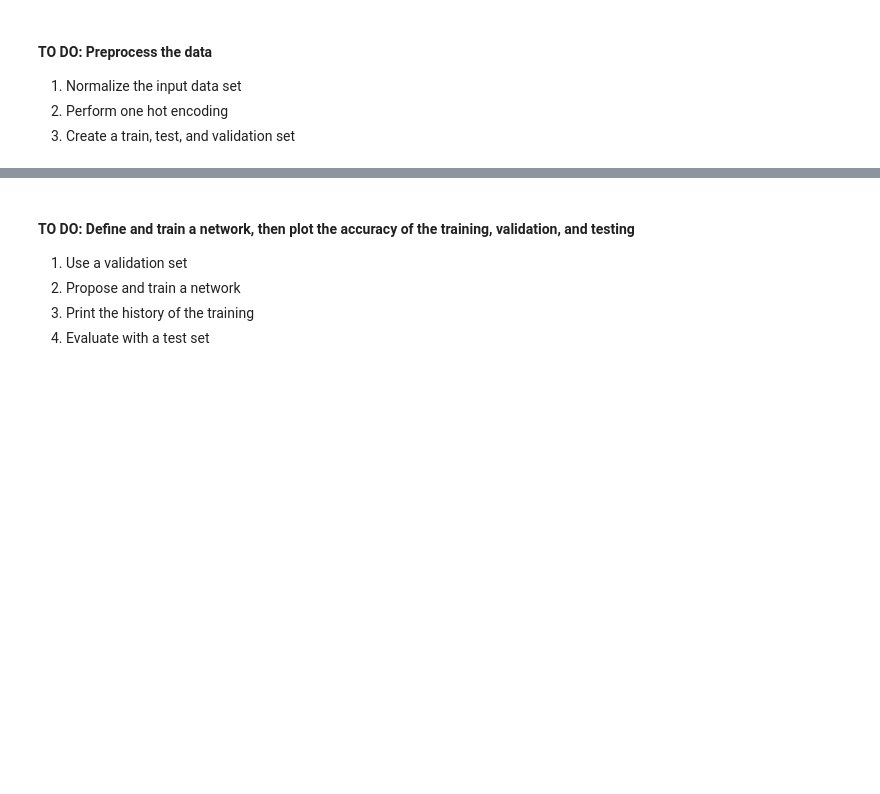
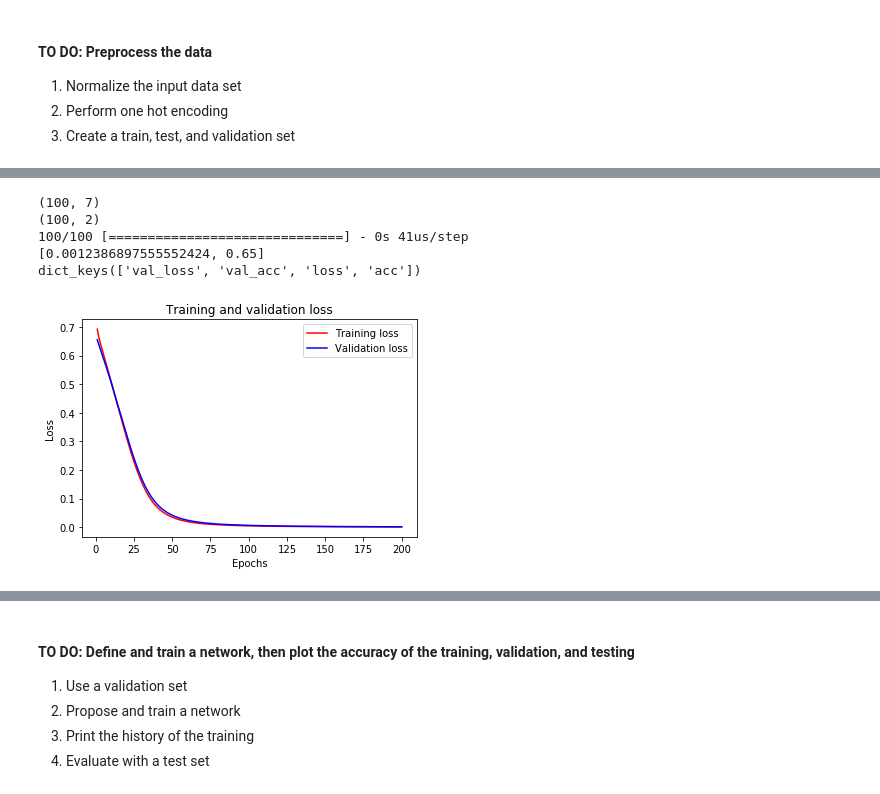
Before and after one commit to DeepLearningVision-2019/a4-keras-classification-Biller17, a Jupyter notebook: Keras_assignment.ipynb, the cells around one changed output, grey strips where cells are left out. Saved outputs shown, nothing was run; the diff lists cells and outputs as text; code cells hidden in the pictures; blank space fills up the shorter version.

```diff
--- a/Keras_assignment.ipynb
+++ b/Keras_assignment.ipynb
@@ -414,5 +461,16 @@ standarizedStudentData[:,1] = gpa
 studentDataFinal = np.zeros((len(gre), 7))
 for i, (studentData, cat) in enumerate(zip(standarizedStudentData, rank)):
     studentDataFinal[i] = np.concatenate((studentData, cat))
-print(studentDataFinal)
+
+
+admit = np.array(student_data["admit"])
+studentOneHotLabels = to_categorical(admit)
+
+print(studentDataFinal.shape)
+print(studentOneHotLabels.shape)
+
+studentTrainData = studentDataFinal[:300]
+studentTrainLabels = studentOneHotLabels[:300]
+studentTestData = studentDataFinal[300:]
+studentTestLabels = studentOneHotLabels[300:]
 # %% [output]
@@ -431,0 +508,6 @@ print(studentDataFinal)
+# %%
+history = model2.fit(studentTrainData, studentTrainLabels,
+          batch_size=512,
+          epochs=200,
+          validation_split=0.2,
+          verbose=2)
@@ -431,0 +532,36 @@ print(studentDataFinal)
+# %%
+#evaluating the model with the test data
+print(studentTestData.shape)
+print(studentTestLabels.shape)
+results = model2.evaluate(studentTestData, studentTestLabels)
+print(results)
+
+history_dict = history.history
+print(history_dict.keys())
+
+#creating list variables for plotting validation
+acc = history_dict['acc']
+val_acc = history_dict['val_acc']
+loss = history_dict['loss']
+val_loss = history_dict['val_loss']
+epochs = range(1, len(acc) + 1)
+
+
+
+#plotting validation and training loss
+
+plt.plot(epochs, loss, 'r', label='Training loss')
+plt.plot(epochs, val_loss, 'b', label='Validation loss')
+plt.title('Training and validation loss')
+plt.xlabel('Epochs')
+plt.ylabel('Loss')
+plt.legend()
+
+plt.show()
+# %% [output]
+(100, 7)
+(100, 2)
+100/100 [==============================] - 0s 41us/step
+[0.0012386897555552424, 0.65]
+dict_keys(['val_loss', 'val_acc', 'loss', 'acc'])
+[figure, added]
```
Also changed, not shown: parts of 15 cells of this notebook.
